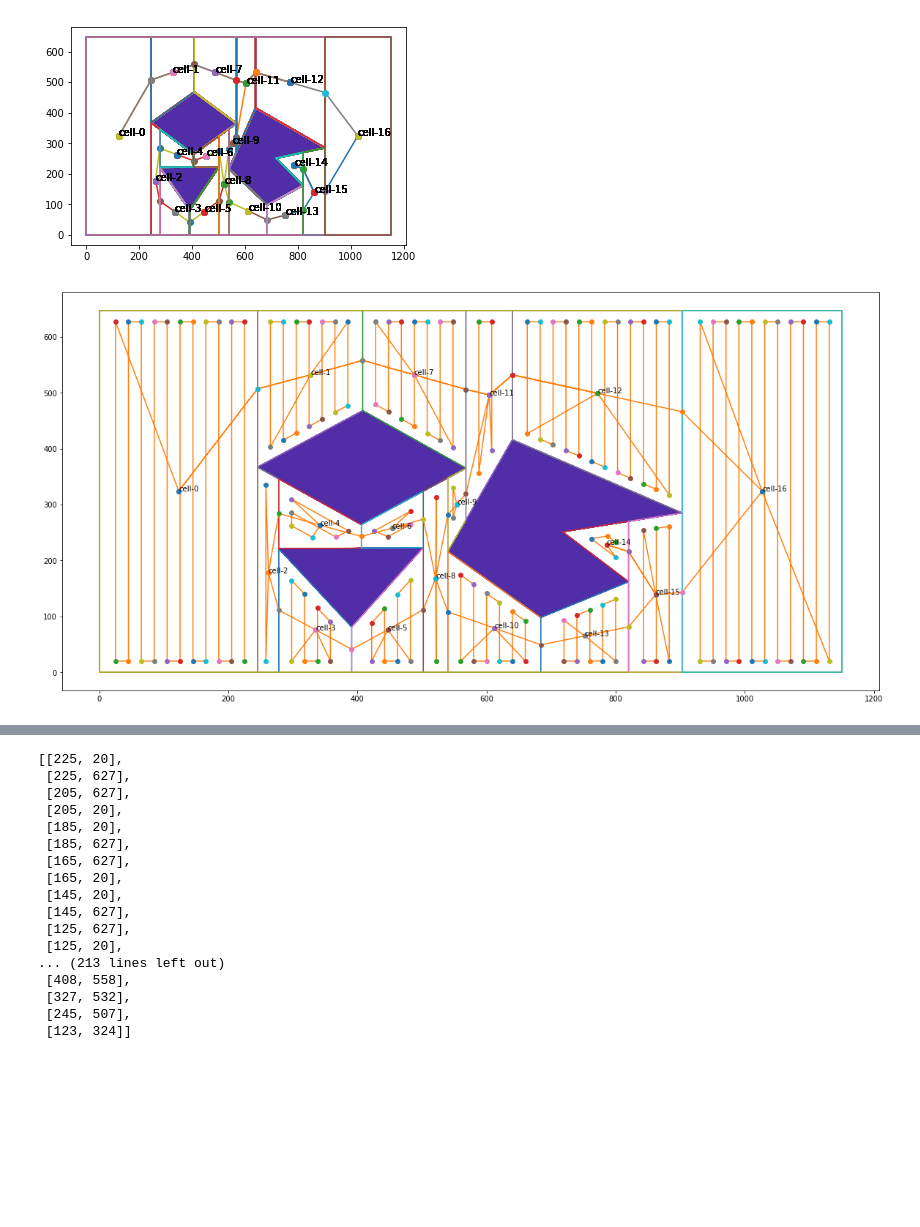
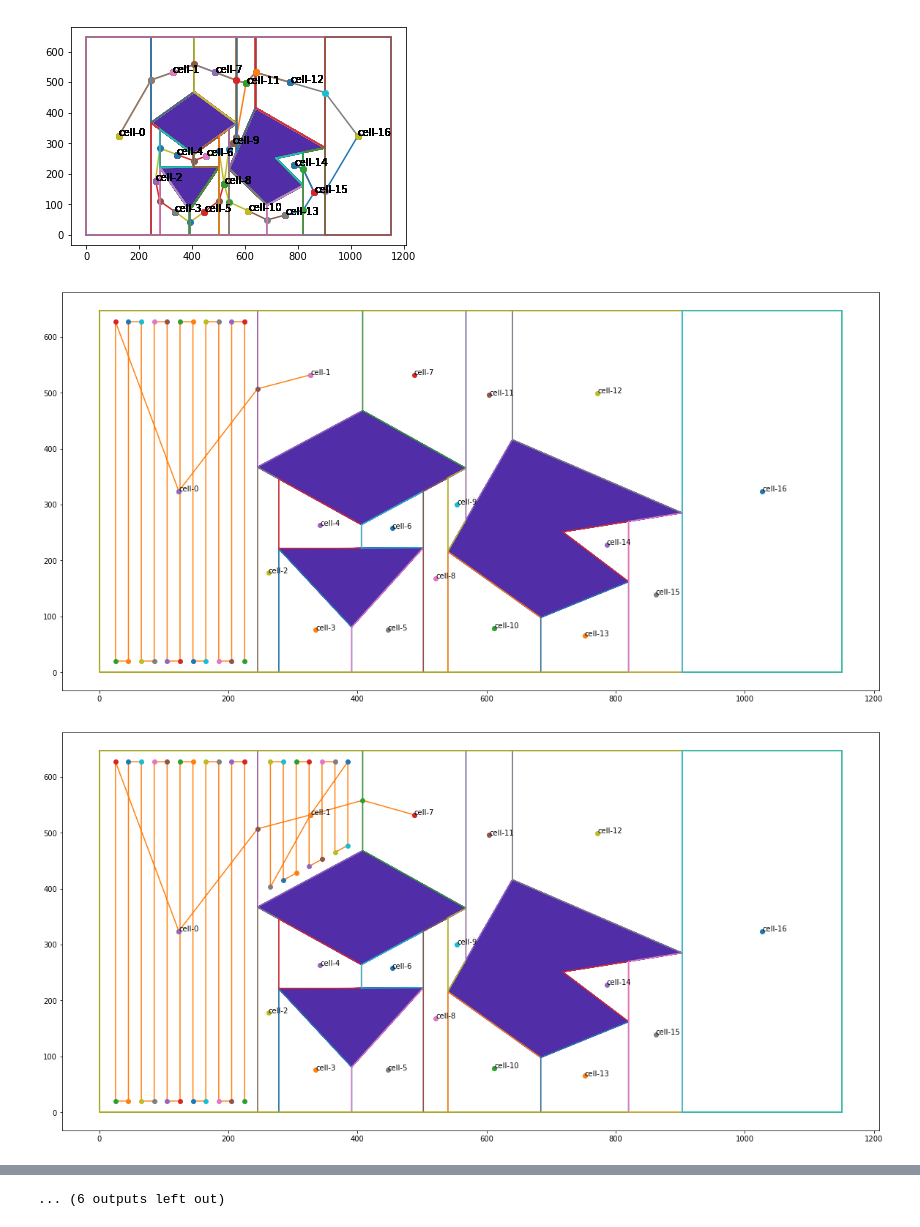
Before and after one commit to KunHanKH/Comple-Coverage-Path-PLanning-Based-on-Cell-Desomposition, a Jupyter notebook: Countour Detection and Polygon Approxiamation.ipynb, the cells around one changed output, grey strips where cells are left out. Drawn from its saved outputs; the diff is of its cells as text; code cells hidden in the pictures; blank space fills up the shorter version.

```diff
--- a/Countour Detection and Polygon Approxiamation.ipynb
+++ b/Countour Detection and Polygon Approxiamation.ipynb
@@ -198,23 +195,26 @@ for i, path in enumerate(new_path_node):
 # %%
 final_path = []
 for i, node in enumerate(shortest_path_node):
     # go back to the origin node 0
     if(i < num_node):
         final_path = final_path + nodes[node].inside_path + new_path_node[i]
-
     # stay in final node
 #     if(i < num_node-1):
 #         final_path = final_path + nodes[node].inside_path + new_path[i]
 #     else:
 #         final_path = final_path + nodes[node].inside_path
 
-plt.figure(figsize=(20,10))
-draw_node(nodes, boundary, obstacles, fill=None)
-x = [pnt.x for pnt in final_path]
-y = [pnt.y for pnt in final_path]
-plt.plot(x, y)
-for pnt in final_path:
-    plt.plot(pnt.x, pnt.y, marker='o')
+    plt.figure(i, figsize=(20,10))
+    draw_node(nodes, boundary, obstacles, fill=None)
+    x = [pnt.x for pnt in final_path]
+    y = [pnt.y for pnt in final_path]
+#     print("x-y")
+#     print(x)
+#     print(y)
+    plt.plot(x, y)
+    for pnt in final_path:
+        plt.plot(pnt.x, pnt.y, marker='o')
 # print(final_path)
 # %% [output]
-[figure, old version]
+[figure, new version]
+[figure, added]
@@ -221,3 +231,4 @@ for pnt in final_path:
+... (6 outputs left out)
 # %%
 list_final_path = []
 list_final_path_x = []
@@ -226,26 +237,6 @@ for pnt in final_path:
     list_final_path.append([int(pnt.x), int(pnt.y)])
     list_final_path_x.append(int(pnt.x))
     list_final_path_y.append(int(pnt.y))
-# %%
-list_final_path
-# %% [output]
-[[225, 20],
- [225, 627],
- [205, 627],
- [205, 20],
- [185, 20],
- [185, 627],
- [165, 627],
- [165, 20],
- [145, 20],
- [145, 627],
- [125, 627],
- [125, 20],
-... (213 lines left out)
- [408, 558],
- [327, 532],
- [245, 507],
- [123, 324]]
 # %%
 with open("output.csv",'w', newline='') as resultFile:
     wr = csv.writer(resultFile, delimiter=',')
```
Also changed, not shown: parts of 3 cells of this notebook, 6 other files.
